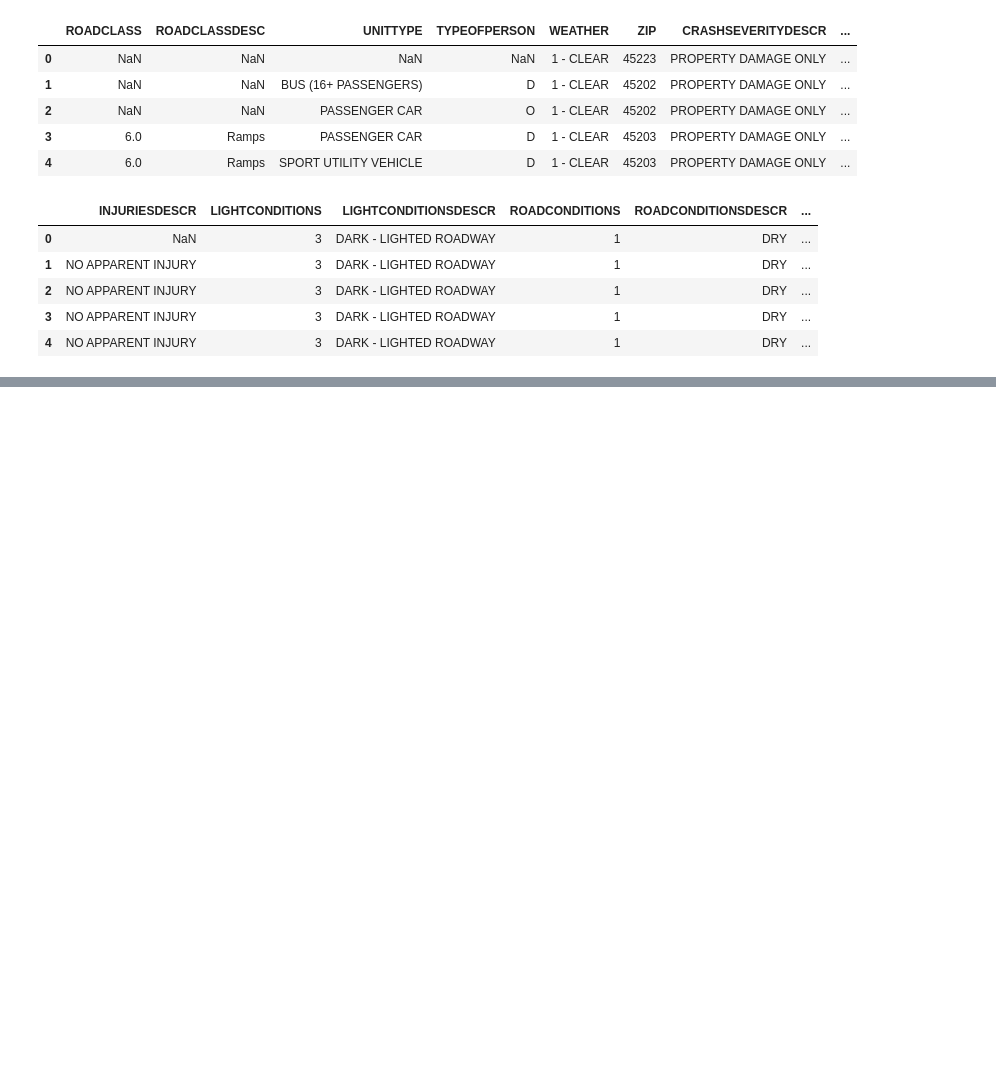
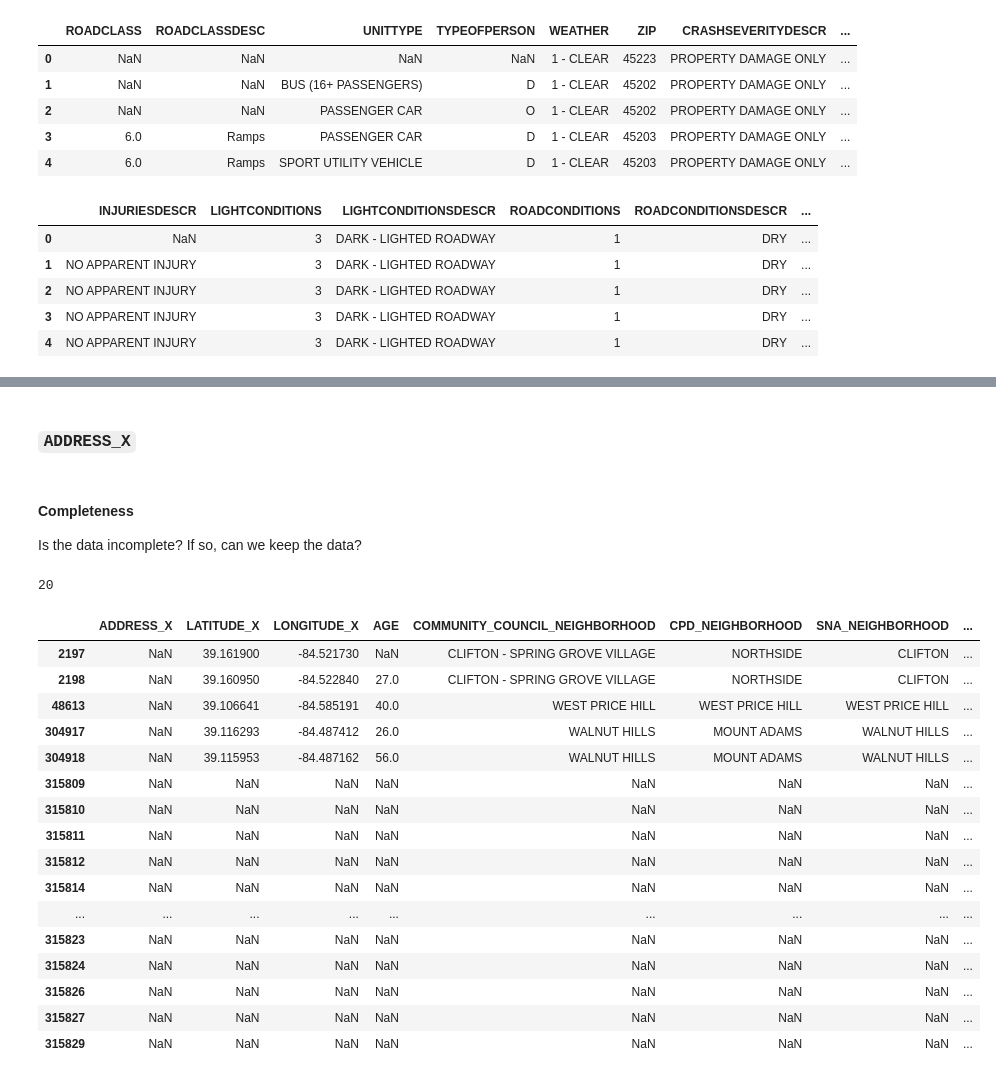
Before and after one commit to erntan/traffic_cincy, a Jupyter notebook: 00_crash_data.ipynb, the cells around one changed output, grey strips where cells are left out. Drawn from its saved outputs; the diff is of its cells as text; code cells hidden in the pictures; blank space fills up the shorter version.

```diff
--- a/00_crash_data.ipynb
+++ b/00_crash_data.ipynb
@@ -303,0 +339,29 @@ data.iloc[0:5, 30:40]
+# %% [markdown]
+### `ADDRESS_X`
+# %% [markdown]
+#### Completeness
+Is the data incomplete? If so, can we keep the data?
+# %%
+data.ADDRESS_X.isna().sum()
+# %% [output]
+20
+# %%
+data[data.ADDRESS_X.isna()].iloc[:, 0:10]
+# %% [output]
+|  | ADDRESS_X | LATITUDE_X | LONGITUDE_X | AGE | COMMUNITY_COUNCIL_NEIGHBORHOOD | CPD_NEIGHBORHOOD | SNA_NEIGHBORHOOD | ... |
+| 2197 | NaN | 39.161900 | -84.521730 | NaN | CLIFTON - SPRING GROVE VILLAGE | NORTHSIDE | CLIFTON | ... |
+| 2198 | NaN | 39.160950 | -84.522840 | 27.0 | CLIFTON - SPRING GROVE VILLAGE | NORTHSIDE | CLIFTON | ... |
+| 48613 | NaN | 39.106641 | -84.585191 | 40.0 | WEST PRICE HILL | WEST PRICE HILL | WEST PRICE HILL | ... |
+| 304917 | NaN | 39.116293 | -84.487412 | 26.0 | WALNUT HILLS | MOUNT ADAMS | WALNUT HILLS | ... |
+| 304918 | NaN | 39.115953 | -84.487162 | 56.0 | WALNUT HILLS | MOUNT ADAMS | WALNUT HILLS | ... |
+| 315809 | NaN | NaN | NaN | NaN | NaN | NaN | NaN | ... |
+| 315810 | NaN | NaN | NaN | NaN | NaN | NaN | NaN | ... |
+| 315811 | NaN | NaN | NaN | NaN | NaN | NaN | NaN | ... |
+| 315812 | NaN | NaN | NaN | NaN | NaN | NaN | NaN | ... |
+| 315814 | NaN | NaN | NaN | NaN | NaN | NaN | NaN | ... |
+| ... | ... | ... | ... | ... | ... | ... | ... | ... |
+| 315823 | NaN | NaN | NaN | NaN | NaN | NaN | NaN | ... |
+| 315824 | NaN | NaN | NaN | NaN | NaN | NaN | NaN | ... |
+| 315826 | NaN | NaN | NaN | NaN | NaN | NaN | NaN | ... |
+| 315827 | NaN | NaN | NaN | NaN | NaN | NaN | NaN | ... |
+| 315829 | NaN | NaN | NaN | NaN | NaN | NaN | NaN | ... |
```
Also changed, not shown: parts of 7 cells of this notebook.
